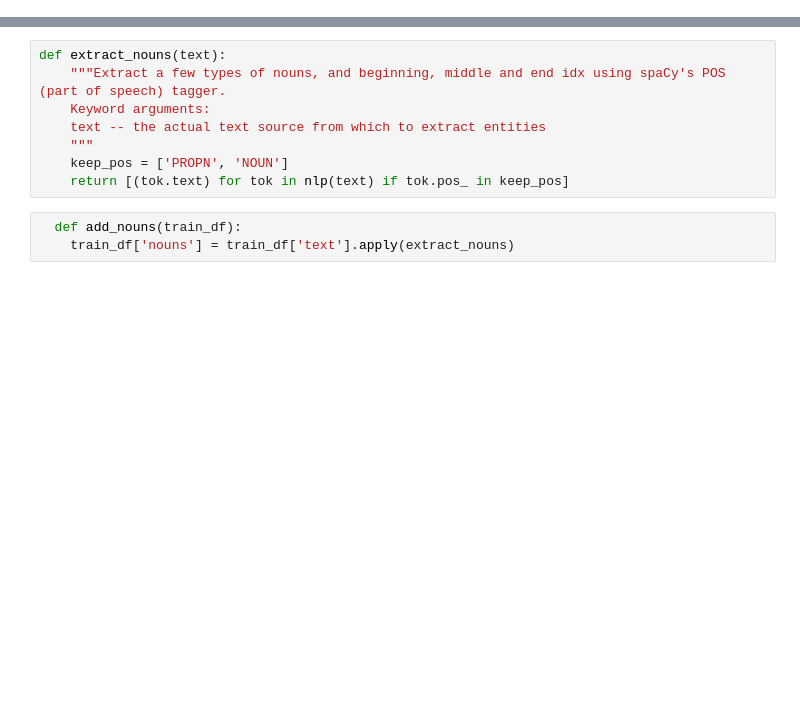
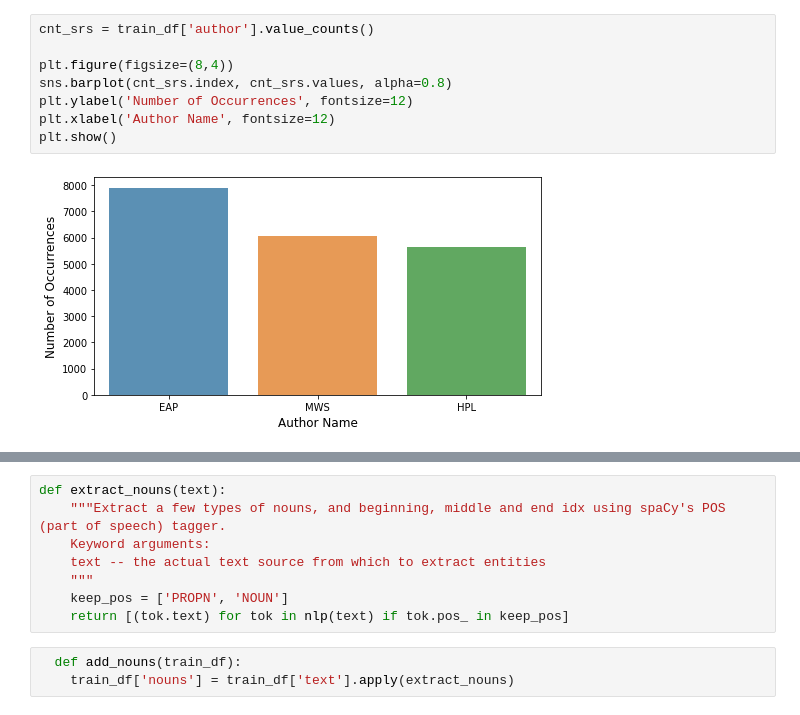
Before and after one commit to vikumar01/Author_prediction, a Jupyter notebook: Spacy_used.ipynb, the cells around one changed output, grey strips where cells are left out. Cells and saved outputs as stored; diff of their text form; blank space fills up the shorter version.

```diff
--- a/Spacy_used.ipynb
+++ b/Spacy_used.ipynb
@@ -96,0 +41,10 @@ train_df.head()
+# %%
+cnt_srs = train_df['author'].value_counts()
+
+plt.figure(figsize=(8,4))
+sns.barplot(cnt_srs.index, cnt_srs.values, alpha=0.8)
+plt.ylabel('Number of Occurrences', fontsize=12)
+plt.xlabel('Author Name', fontsize=12)
+plt.show()
+# %% [output]
+[figure, added]
```
Also changed, not shown: parts of 31 cells of this notebook.
